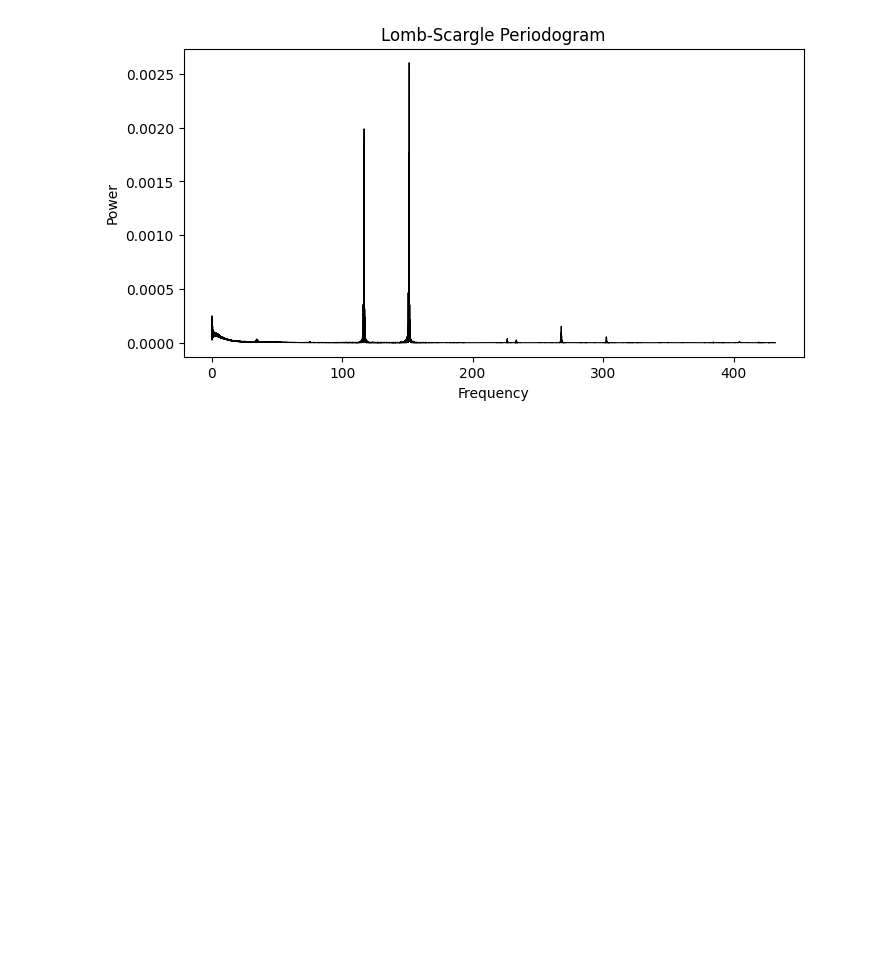
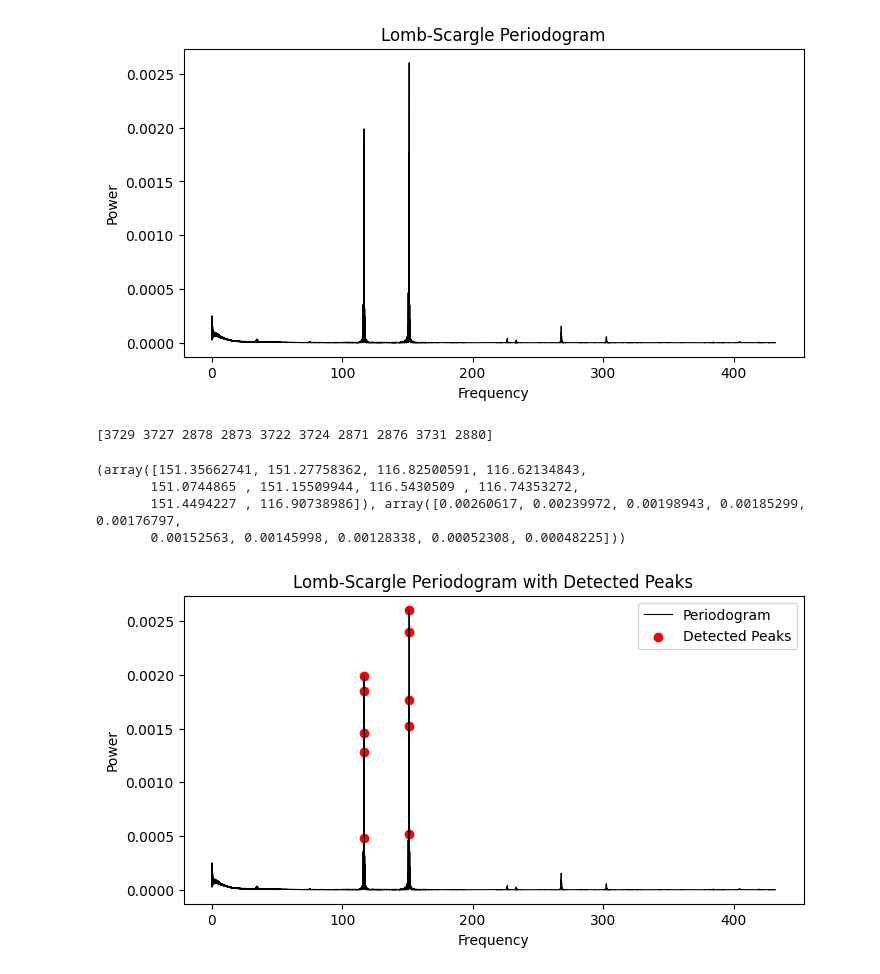
Before and after one commit to Hoggnation/cataloging_coherent_oscillators, a Jupyter notebook: nanapeaks_functions_on_TIC_410038602.ipynb, the cells around one changed output. Saved outputs shown, nothing was run; the diff lists cells and outputs as text; code cells hidden in the pictures; blank space fills up the shorter version.

```diff
--- a/nanapeaks_functions_on_TIC_410038602.ipynb
+++ b/nanapeaks_functions_on_TIC_410038602.ipynb
@@ -26,7 +26,7 @@ Installing collected packages: fbpca, uncertainties, memoization, jmespath, aioi
 Successfully installed aiobotocore-2.21.1 aioitertools-0.12.0 astroquery-0.4.10 botocore-1.37.1 fbpca-1.0 jmespath-1.0.1 lightkurve-2.5.0 memoization-0.4.0 oktopus-0.1.2 pyvo-1.6.1 s3fs-2025.3.0 uncer ...
 # %%
 #this means only look at top ten frequencies/peaks
-MAX_FREQS_PER_STAR = 10
+num_of_peaks = 10
 # %%
 search_result = lk.search_lightcurve('TIC 410038602', mission='TESS')
 lc_collection = search_result.download_all()
@@ -151,3 +130,8 @@ def check_inputs(xs):
+# %%
+indices = get_started(num_of_peaks, freq_values, power_values)
+print(indices)
+# %% [output]
+[3729 3727 2878 2873 3722 3724 2871 2876 3731 2880]
 # %%
 def reorder_inputs(xs,ys):
     """
@@ -256,0 +244,29 @@ def refine_peaks(xs, ys, indices):
+# %%
+print (new_positions)
+# %% [output]
+(array([151.35662741, 151.27758362, 116.82500591, 116.62134843,
+       151.0744865 , 151.15509944, 116.5430509 , 116.74353272,
+       151.4494227 , 116.90738986]), array([0.00260617, 0.00239972, 0.00198943, 0.00185299, 0.00176797,
+       0.00152563, 0.00145998, 0.00128338, 0.00052308, 0.00048225]))
+# %%
+#originally the new positions function was returning the refined peaks and powers as seperate arrays, now they are arranged as tuples so that the zip function works
+new_frequencies, new_powers = refine_peaks(freq_values, power_values, indices)
+new_positions = list(zip(new_frequencies, new_powers))
+refined_frequencies, refined_powers = zip(*new_positions)
+# %%
+refined_frequencies, refined_powers = zip(*new_positions)
+# %%
+plt.figure(figsize=(8, 4))
+
+plt.plot(freq_values, power_values, 'k-', lw=0.8, label="Periodogram")
+
+plt.scatter(refined_frequencies, refined_powers, color='red', marker='o', label="Detected Peaks")
+
+plt.xlabel("Frequency")
+plt.ylabel("Power")
+plt.title("Lomb-Scargle Periodogram with Detected Peaks")
+plt.legend()
+
+plt.show()
+# %% [output]
+[figure, added]
```
Also changed, not shown: parts of 4 cells of this notebook.
